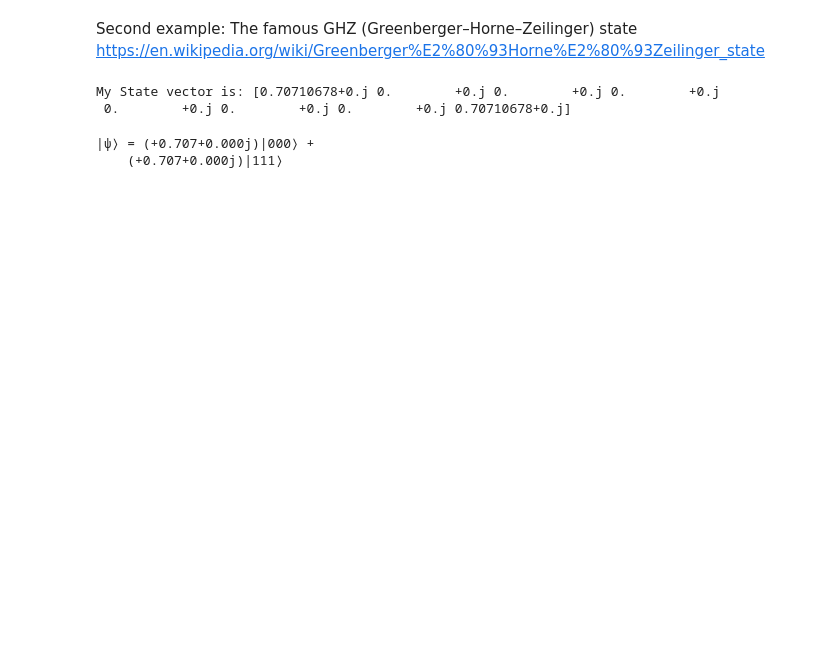
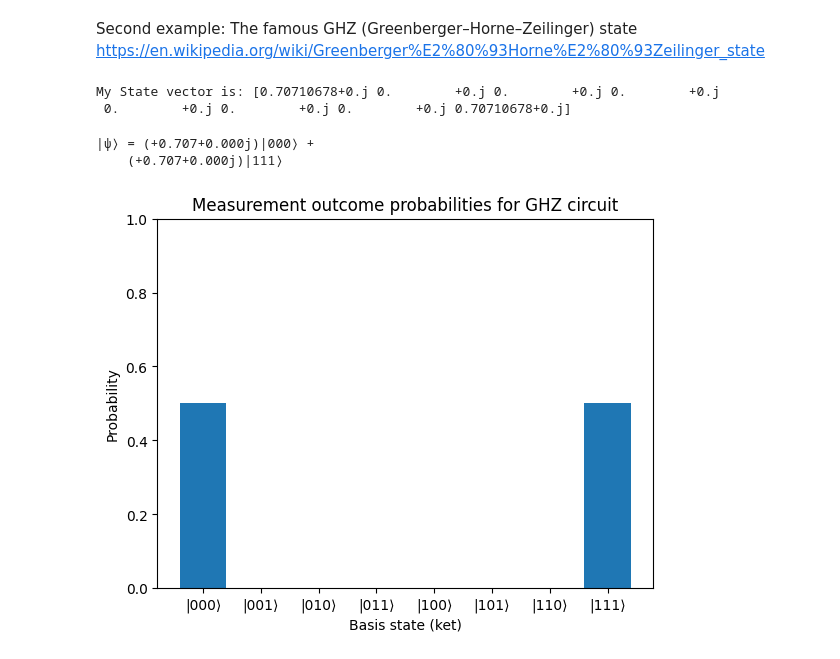
Before and after one commit to Omid-Hassasfar/NITheCS_QSouthAfrica_MiniSchool_Introduction_to_Quantum_Computing_with_PennyLane, a Jupyter notebook: NITheCS_QSouthAfrica_Mini_School_Introduction_to_Quantum_Computing_with_PennyLane.ipynb, the cells around one changed output. Drawn from its saved outputs; the diff is of its cells as text; code cells hidden in the pictures; blank space fills up the shorter version.

```diff
--- a/NITheCS_QSouthAfrica_Mini_School_Introduction_to_Quantum_Computing_with_PennyLane.ipynb
+++ b/NITheCS_QSouthAfrica_Mini_School_Introduction_to_Quantum_Computing_with_PennyLane.ipynb
@@ -451,3 +470,20 @@ print_state_ket(state2)
 # %% [output]
 |ψ⟩ = (+0.707+0.000j)|000⟩ +
     (+0.707+0.000j)|111⟩
+# %%
+# Number of qubits and ket labels
+num_wires = int(np.log2(len(state2)))
+labels = [f"|{i:0{num_wires}b}⟩" for i in range(2**num_wires)]
+
+# Compute probabilities
+probs = np.abs(state2)**2
+
+# Plot histogram
+plt.bar(labels, probs)
+plt.xlabel("Basis state (ket)")
+plt.ylabel("Probability")
+plt.title("Measurement outcome probabilities for GHZ circuit")
+plt.ylim(0, 1)
+plt.show()
+# %% [output]
+[figure, added]
```
Also changed, not shown: parts of 1 cell of this notebook.
